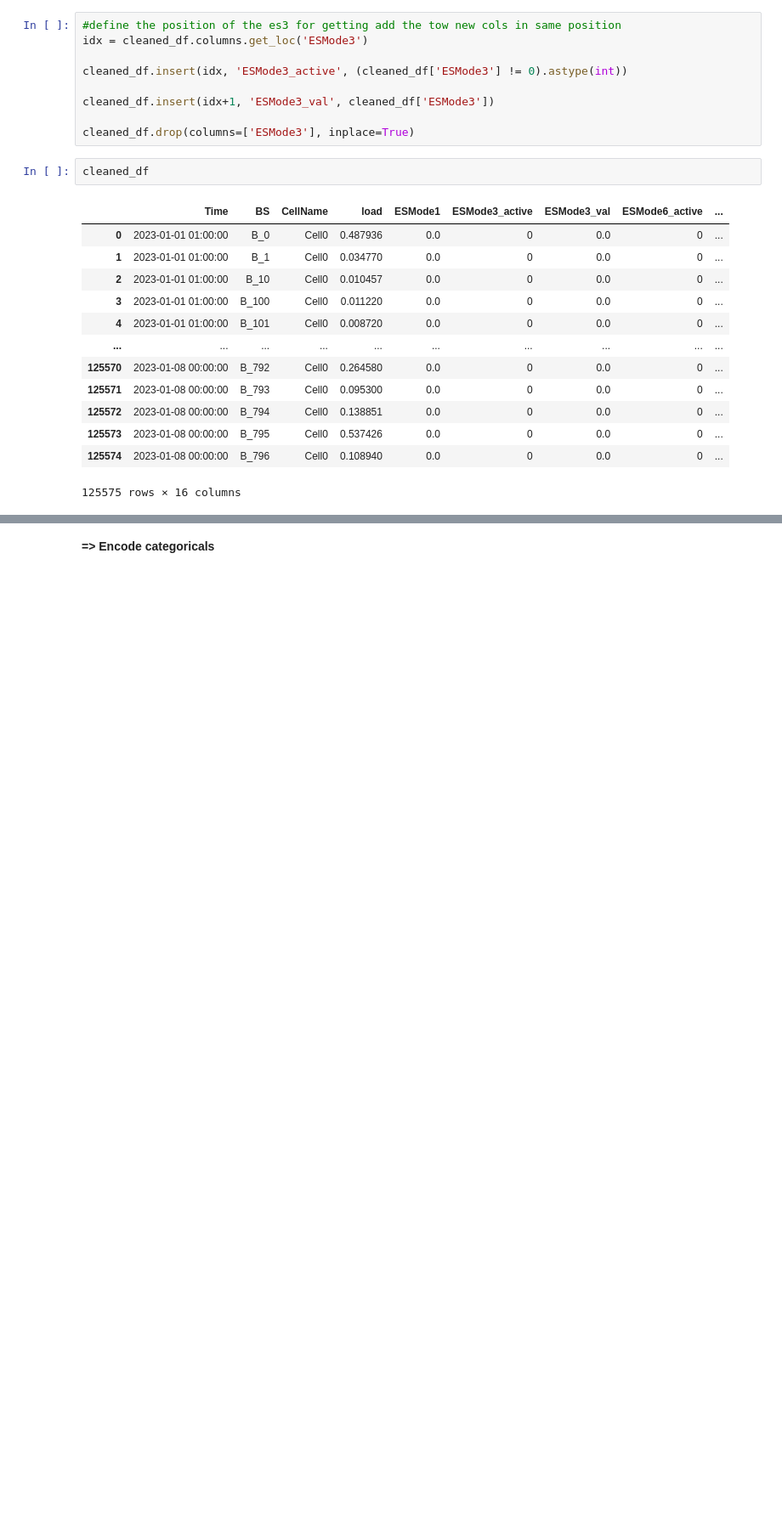
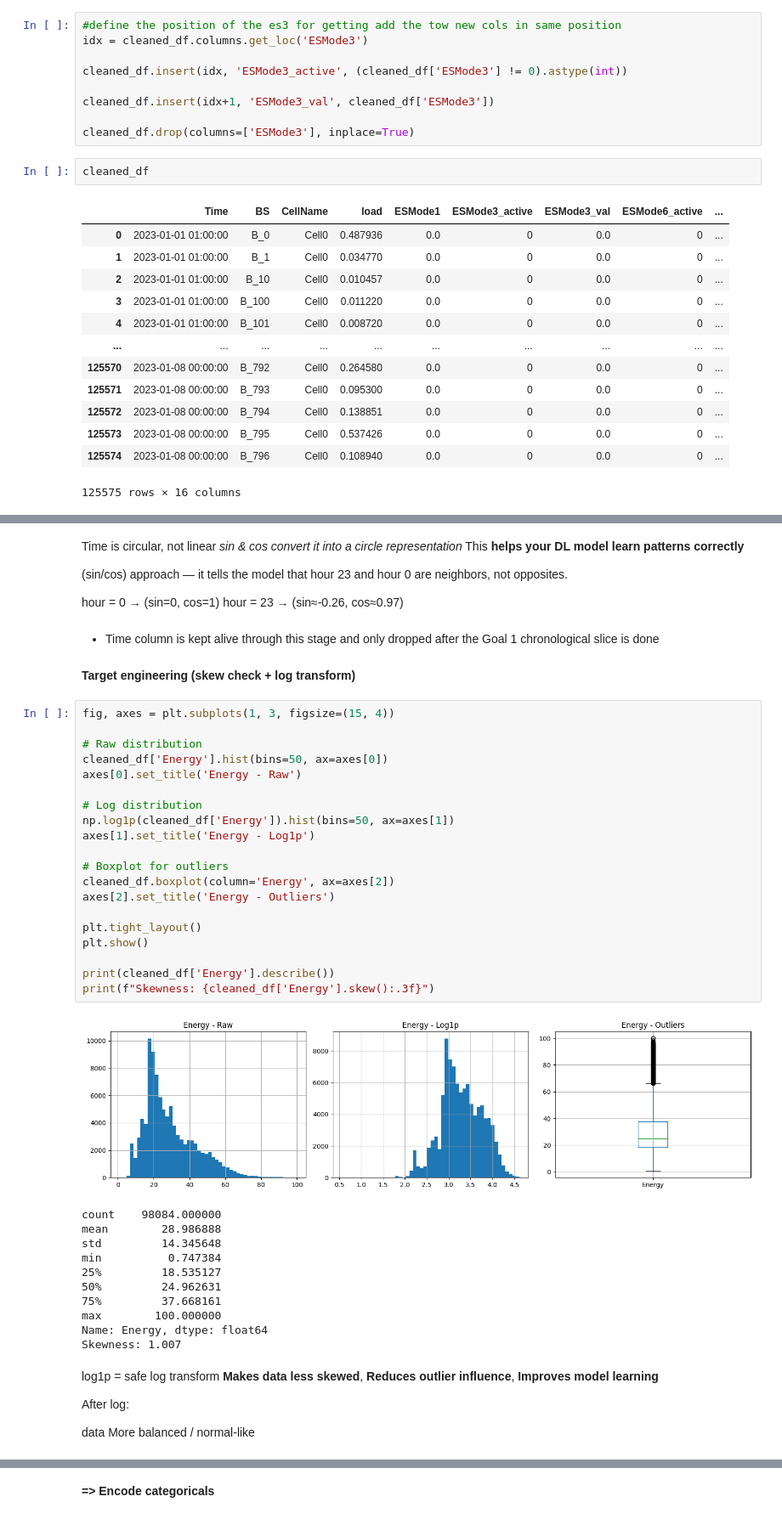
Before and after one commit to gitirom/5G-Energy-Consumption-Modelling-, a Jupyter notebook: 5G_Energy_Concumption_model.ipynb, the cells around one changed output, grey strips where cells are left out. Shown at 85% size. Drawn from its saved outputs; the diff is of its cells as text; blank space fills up the shorter version.

```diff
--- a/5G_Energy_Concumption_model.ipynb
+++ b/5G_Energy_Concumption_model.ipynb
@@ -511,0 +518,56 @@ Name: count, Length: 223, dtype: int64
+# %% [markdown]
+Time is circular, not linear
+*sin & cos convert it into a circle representation*
+This **helps your DL model learn patterns correctly**
+
+(sin/cos) approach — it tells the model that hour 23 and hour 0 are neighbors, not opposites.
+
+hour = 0 → (sin=0, cos=1)
+hour = 23 → (sin≈-0.26, cos≈0.97)
+# %% [markdown]
+
+
+*   Time column is kept alive through this stage and only dropped after the Goal 1 chronological slice is done
+# %% [markdown]
+**Target engineering (skew check + log transform)**
+# %%
+fig, axes = plt.subplots(1, 3, figsize=(15, 4))
+
+# Raw distribution
+cleaned_df['Energy'].hist(bins=50, ax=axes[0])
+axes[0].set_title('Energy - Raw')
+
+# Log distribution
+np.log1p(cleaned_df['Energy']).hist(bins=50, ax=axes[1])
+axes[1].set_title('Energy - Log1p')
+
+# Boxplot for outliers
+cleaned_df.boxplot(column='Energy', ax=axes[2])
+axes[2].set_title('Energy - Outliers')
+
+plt.tight_layout()
+plt.show()
+
+print(cleaned_df['Energy'].describe())
+print(f"Skewness: {cleaned_df['Energy'].skew():.3f}")
+# %% [output]
+[figure, added]
+count    98084.000000
+mean        28.986888
+std         14.345648
+min          0.747384
+25%         18.535127
+50%         24.962631
+75%         37.668161
+max        100.000000
+Name: Energy, dtype: float64
+Skewness: 1.007
+# %% [markdown]
+log1p = safe log transform
+**Makes data less skewed**,
+**Reduces outlier influence**,
+**Improves model learning**
+
+After log:
+
+data More balanced / normal-like
```
Also changed, not shown: parts of 33 cells of this notebook.
